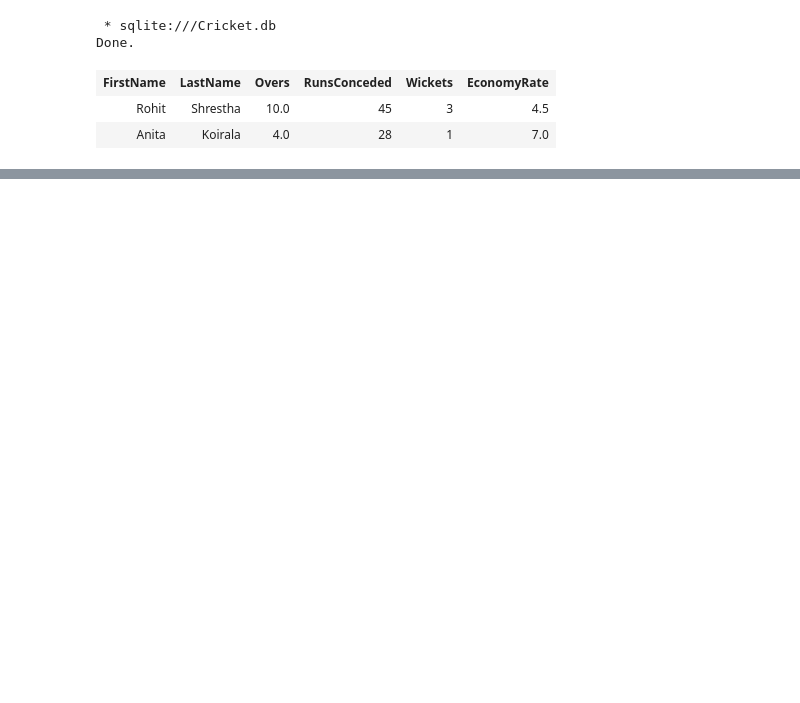
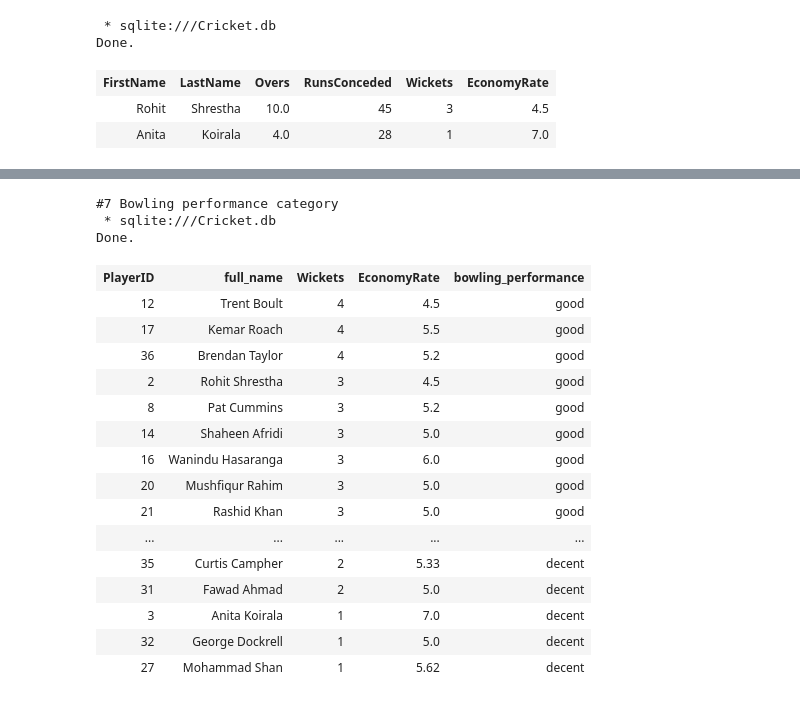
Before and after one commit to swarrup17/InternSQL, a Jupyter notebook: sqlpractice.ipynb, the cells around one changed output, grey strips where cells are left out. Cells and saved outputs as stored; diff of their text form; code cells hidden in the pictures; blank space fills up the shorter version.

```diff
--- a/sqlpractice.ipynb
+++ b/sqlpractice.ipynb
@@ -899,0 +928,32 @@ ADD COLUMN WinBy VARCHAR(50);]
+# %%
+# 7. Bowling performance category based on wickets
+print("\n#7 Bowling performance category")
+%sql SELECT b.PlayerID, p.FirstName || ' ' || p.LastName AS full_name, b.Wickets, b.EconomyRate, \
+            CASE \
+                WHEN b.Wickets = 0 THEN 'poor' \
+                WHEN b.Wickets IN (1,2) THEN 'decent' \
+                WHEN b.Wickets IN (3,4) THEN 'good' \
+                WHEN b.Wickets >= 5 THEN 'excellent' \
+            END AS bowling_performance \
+     FROM players p JOIN bowlingstats b ON b.PlayerID = p.PlayerID \
+     ORDER BY b.Wickets DESC;
+# %% [output]
+#7 Bowling performance category
+ * sqlite:///Cricket.db
+Done.
+| PlayerID | full_name | Wickets | EconomyRate | bowling_performance |
+| 12 | Trent Boult | 4 | 4.5 | good |
+| 17 | Kemar Roach | 4 | 5.5 | good |
+| 36 | Brendan Taylor | 4 | 5.2 | good |
+| 2 | Rohit Shrestha | 3 | 4.5 | good |
+| 8 | Pat Cummins | 3 | 5.2 | good |
+| 14 | Shaheen Afridi | 3 | 5.0 | good |
+| 16 | Wanindu Hasaranga | 3 | 6.0 | good |
+| 20 | Mushfiqur Rahim | 3 | 5.0 | good |
+| 21 | Rashid Khan | 3 | 5.0 | good |
+| ... | ... | ... | ... | ... |
+| 35 | Curtis Campher | 2 | 5.33 | decent |
+| 31 | Fawad Ahmad | 2 | 5.0 | decent |
+| 3 | Anita Koirala | 1 | 7.0 | decent |
+| 32 | George Dockrell | 1 | 5.0 | decent |
+| 27 | Mohammad Shan | 1 | 5.62 | decent |
```
Also changed, not shown: parts of 52 cells of this notebook, 2 other files.
